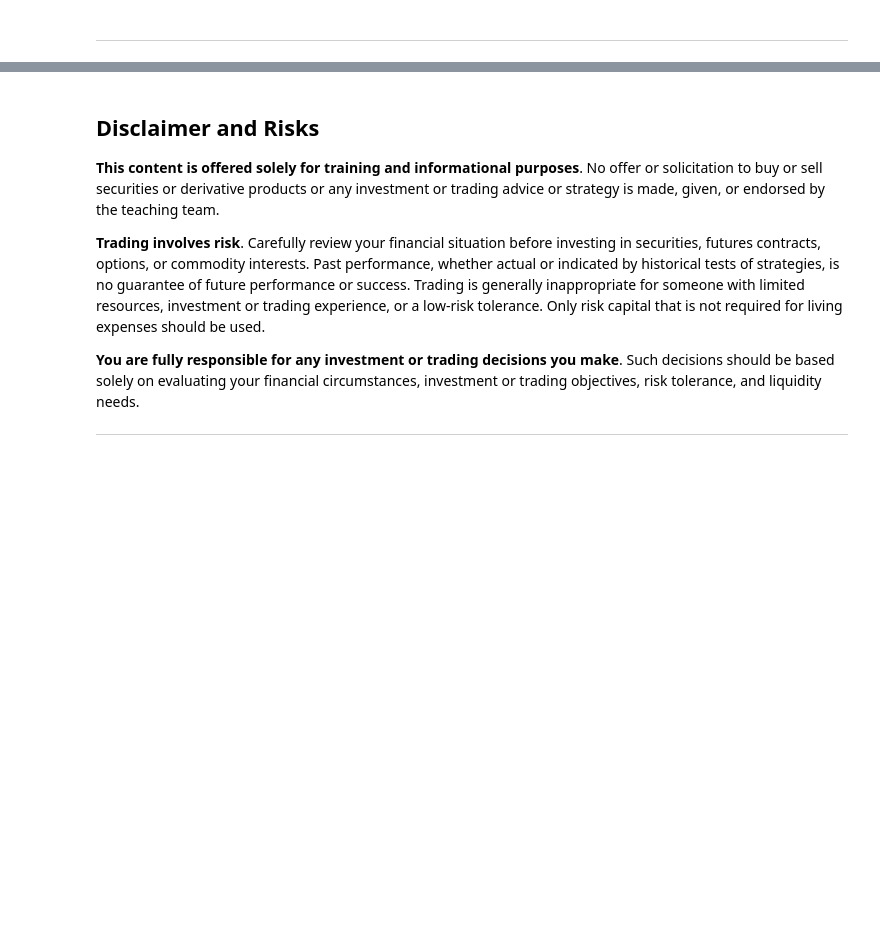
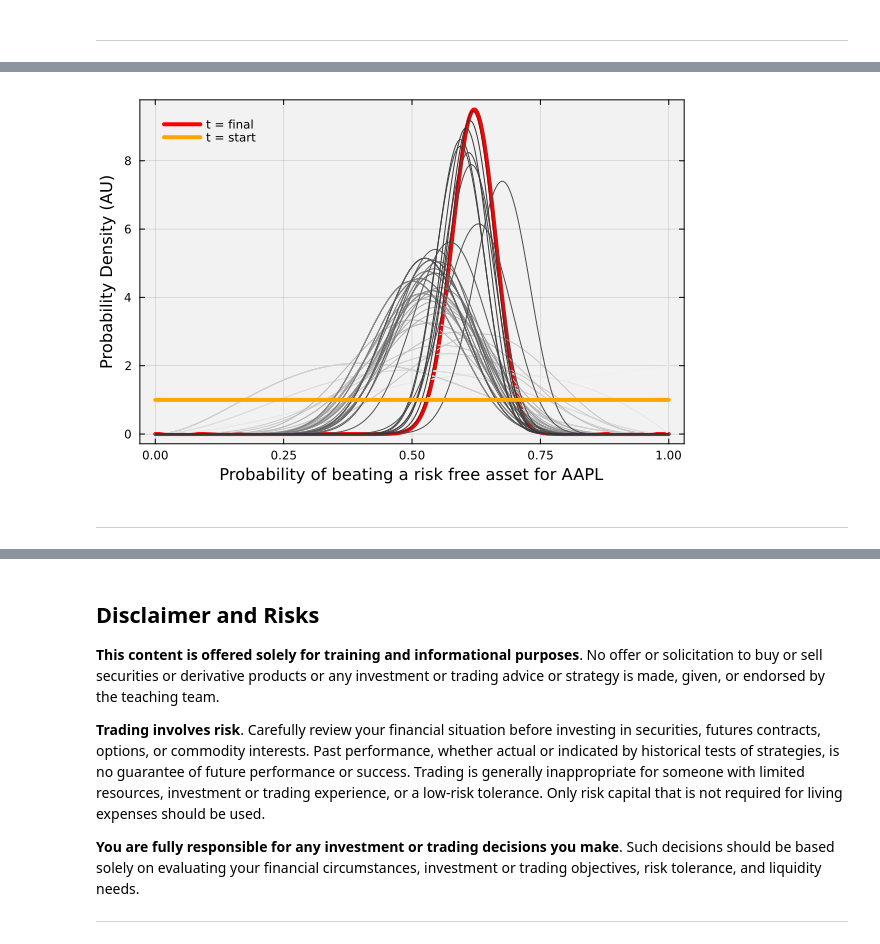
Before and after one commit to sp2229/CHEME-5660-CourseRepository-Fall-2025, a Jupyter notebook: lectures/week-13/L13b/CHEME-5660-L13b-Example-BBBP-Ticker-Picker-Fall-2025.ipynb, the cells around one changed output, grey strips where cells are left out. Cells and saved outputs as stored; diff of their text form; code cells hidden in the pictures; blank space fills up the shorter version.

```diff
--- a/lectures/week-13/L13b/CHEME-5660-L13b-Example-BBBP-Ticker-Picker-Fall-2025.ipynb
+++ b/lectures/week-13/L13b/CHEME-5660-L13b-Example-BBBP-Ticker-Picker-Fall-2025.ipynb
@@ -77,0 +166,2 @@ ___
+# %%
+buffersize = 5; # 1-trading week
@@ -77,0 +174,9 @@ ___
+# %%
+world_model = build(MyTickerPickerWorldModel, (
+    tickers = my_list_of_tickers,
+    data = dataset,
+    world = world,
+    risk_free_rate = 0.047,
+    Δt = (1.0/252.0),
+    buffersize = buffersize,
+));
@@ -77,0 +190,3 @@ ___
+# %%
+time_sample_results_dict_eps = VLQuantitativeFinancePackage.sample(bandit_model, world_model;
+    horizon = (maximum_number_trading_days - buffersize));
@@ -77,0 +195,3 @@ ___
+# %%
+my_ticker_of_interest = "AAPL"; # specify your own ticker here!
+index_of_ticker_to_plot = findfirst(x -> x==my_ticker_of_interest, my_list_of_tickers);
@@ -77,0 +202,33 @@ ___
+# %%
+let
+
+    # initialize -
+    q = plot();
+    number_of_trading_periods = length(time_sample_results_dict_eps);
+    skip = 50;
+    indexes_to_plot = range(2,number_of_trading_periods - 10,step=skip) |> collect;
+    N = length(indexes_to_plot);
+    C1 = colorant"gray95"
+    C2 = colorant"gray20"
+    gray_color_array = range(C1, C2, length=N);
+
+    # initial plot -
+    d = time_sample_results_dict_eps[number_of_trading_periods][index_of_ticker_to_plot]
+    plot(d, label="t = final", c=:red, lw=4,
+        bg="gray95", background_color_outside="white", framestyle = :box, fg_legend = :transparent, legend=:topleft);
+    for i ∈ eachindex(indexes_to_plot)
+        α = i/N;
+        t = indexes_to_plot[i];
+        d = time_sample_results_dict_eps[t][index_of_ticker_to_plot]
+        plot!(d, label="", c=gray_color_array[i], lw=1)
+    end
+    d = time_sample_results_dict_eps[1][index_of_ticker_to_plot]
+    plot!(d, label="t = start", c=:orange, lw=4)
+    xlabel!("Probability of beating a risk free asset for $(my_ticker_of_interest)", fontsize=18)
+    ylabel!("Probability Density (AU)", fontsize=18)
+    current()
+end
+# %% [output]
+[figure, added]
+# %% [markdown]
+___
```
Also changed, not shown: parts of 33 cells of this notebook, 6 other files.
